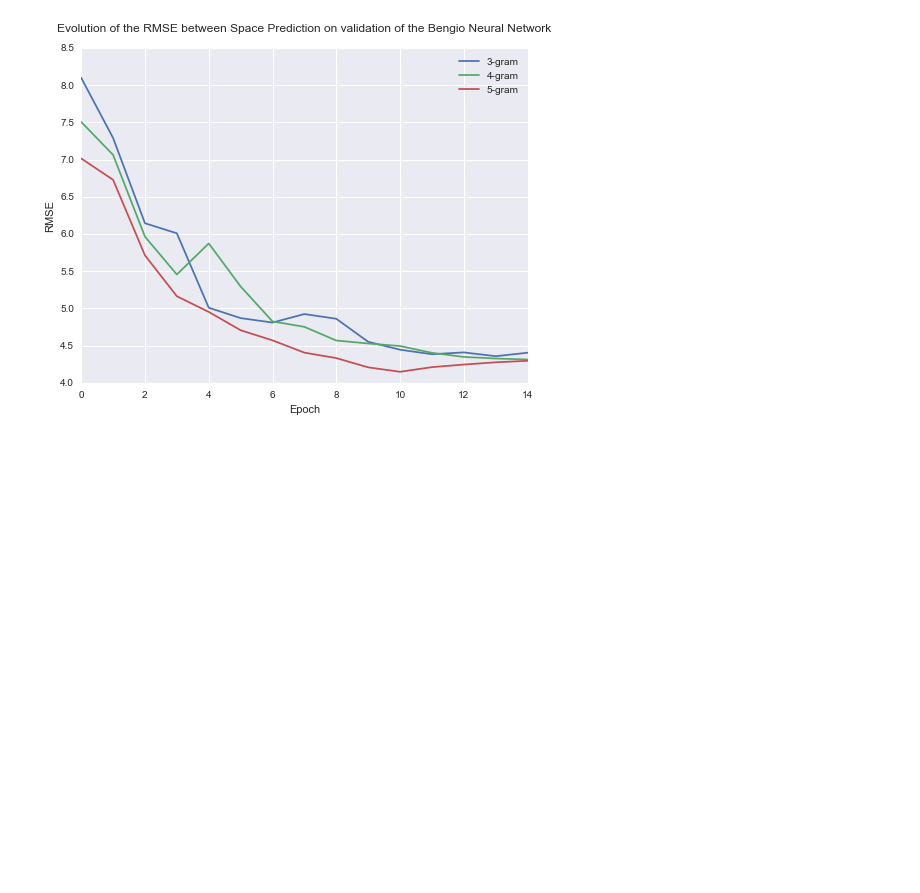
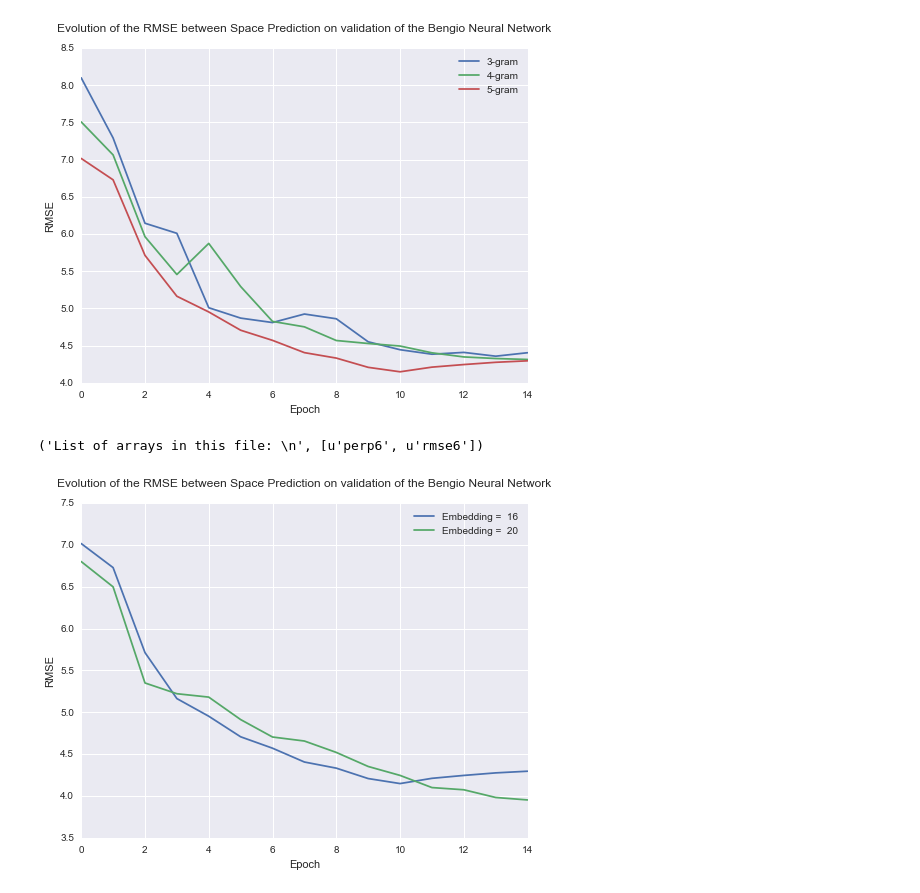
Before and after one commit to eneyi/cs287, a Jupyter notebook: HW4/notebook/Plot.ipynb, the cells around one changed output. Cells and saved outputs as stored; diff of their text form; code cells hidden in the pictures; blank space fills up the shorter version.

```diff
--- a/HW4/notebook/Plot.ipynb
+++ b/HW4/notebook/Plot.ipynb
@@ -194,3 +194,24 @@ plt.title('Evolution of the RMSE between Space Prediction on validation of the B
 plt.show()
 # %% [output]
 [figure]
+# %%
+filename = 'toplot2.f5'
+with h5py.File(filename,'r') as hf:
+    print('List of arrays in this file: \n', hf.keys())
+    perp6 = hf.get('perp6')
+    perp6 = np.array(perp6, dtype=float)
+    rmse6 = hf.get('rmse6')
+    rmse6 = np.array(rmse6, dtype=float)
+# %% [output]
+('List of arrays in this file: \n', [u'perp6', u'rmse6'])
+# %%
+ig = plt.figure(figsize=(8, 6), dpi=100)
+plt.plot(range(len(perp3)),rmse5, label = 'Embedding =  16')
+plt.plot(range(len(perp4)),rmse6, label = 'Embedding =  20')
+plt.legend()
+plt.xlabel('Epoch')
+plt.ylabel('RMSE')
+plt.title('Evolution of the RMSE between Space Prediction on validation of the Bengio Neural Network\n')
+plt.show()
+# %% [output]
+[figure, added]
```
Also changed, not shown: parts of 1 cell of this notebook, 11 other files.
